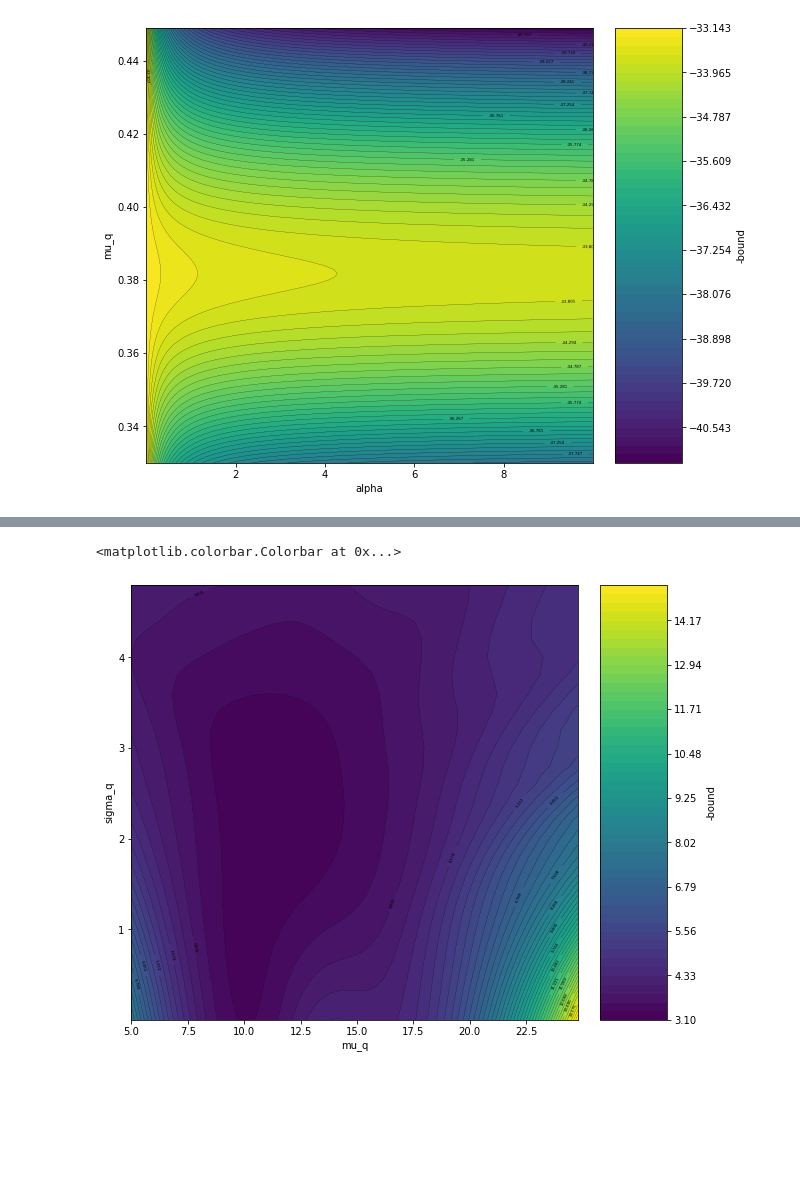
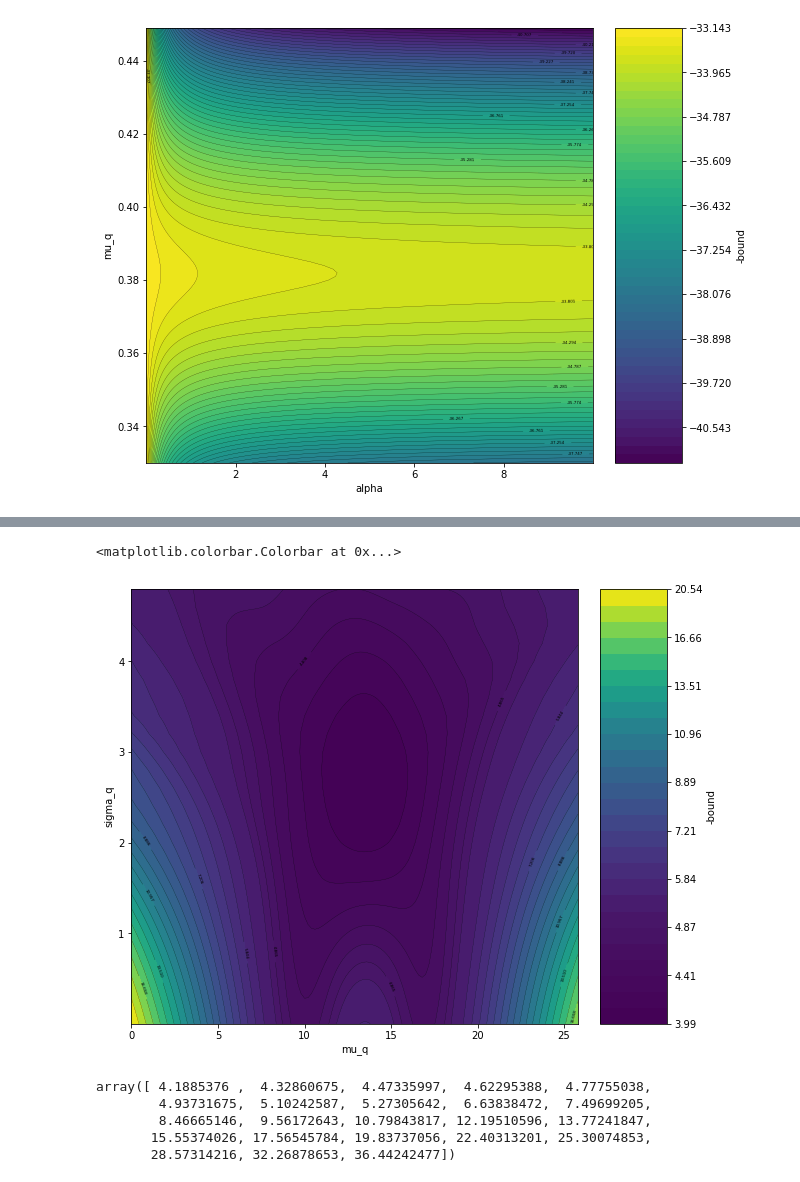
Before and after one commit to ucbtns/renyibounds, a Jupyter notebook: multi_armed_bandit/notebook/plot_bound.ipynb, the cells around one changed output, grey strips where cells are left out. Cells and saved outputs as stored; diff of their text form; code cells hidden in the pictures; blank space fills up the shorter version.

```diff
--- a/multi_armed_bandit/notebook/plot_bound.ipynb
+++ b/multi_armed_bandit/notebook/plot_bound.ipynb
@@ -291,35 +529,48 @@ plt.colorbar(cpf,label='-bound', cax=axins1)  # draw colorbar
 data_contour = pd.read_csv('../../numerical_analysis/contour_0.5.csv')
 data_contour = data_contour.loc[:, ~data_contour.columns.str.contains('^Unnamed')]
 
-levels = np.linspace(data_contour.to_numpy().min(),data_contour.to_numpy().max(), num=50)
+levels1 = np.logspace(np.log10(data_contour.to_numpy().min()),np.log10(data_contour.to_numpy().min())+0.1, num=8)
+levels2 = np.logspace(np.log10(data_contour.to_numpy().min())+0.135,np.log10(data_contour.to_numpy().max()), num=20)
+levels = np.concatenate([levels1,levels2])
 linewidth_contour = 0.2
 
 delta1 = 0.2
 delta2 = 0.2
-xlist = np.arange(5, 25, delta1)
+xlist = np.arange(0, 26, delta1)
 ylist = np.arange(0.001, 5, delta2)
 x, y = np.meshgrid(xlist, ylist)
 
 fig, axes = plt.subplots(1,1,  figsize =(8,8))
 
 cpf = axes.contourf(x, y, data_contour.values.tolist(), levels)
 line_colors1 = ['black' for l in cpf.levels]
 cp = axes.contour(x, y, data_contour.values.tolist(),
                        levels=levels, colors=line_colors1, linewidths=linewidth_contour)
 axes.clabel(cp, cp.levels[::3], inline=True, fontsize=4)
 
 axes.set_xlabel('mu_q')
 axes.set_ylabel('sigma_q')
 
 axins1 = inset_axes(axes,
                    width="15%",  # width = 5% of parent_bbox width
                    height="100%",  # height : 50%
                    loc='lower left',
                    bbox_to_anchor=(1.05, 0., 1, 1),
                    bbox_transform=axes.transAxes,
                    borderpad=0,
                    )
 plt.colorbar(cpf,label='-bound', cax=axins1)  # draw colorbar
 # %% [output]
 <matplotlib.colorbar.Colorbar at 0x...>
-[figure, old version]
+[figure, new version]
+# %%
+levels1 = np.logspace(np.log10(data_contour.to_numpy().min()),np.log10(data_contour.to_numpy().min())+0.1, num=8)
+levels2 = np.logspace(np.log10(data_contour.to_numpy().min())+0.2,np.log10(data_contour.to_numpy().max()), num=15)
+levels = np.concatenate([levels1,levels2])
+levels
+# %% [output]
+array([ 4.1885376 ,  4.32860675,  4.47335997,  4.62295388,  4.77755038,
+        4.93731675,  5.10242587,  5.27305642,  6.63838472,  7.49699205,
+        8.46665146,  9.56172643, 10.79843817, 12.19510596, 13.77241847,
+       15.55374026, 17.56545784, 19.83737056, 22.40313201, 25.30074853,
+       28.57314216, 32.26878653, 36.44242477])
```
Also changed, not shown: parts of 15 cells of this notebook, 4 other files.
